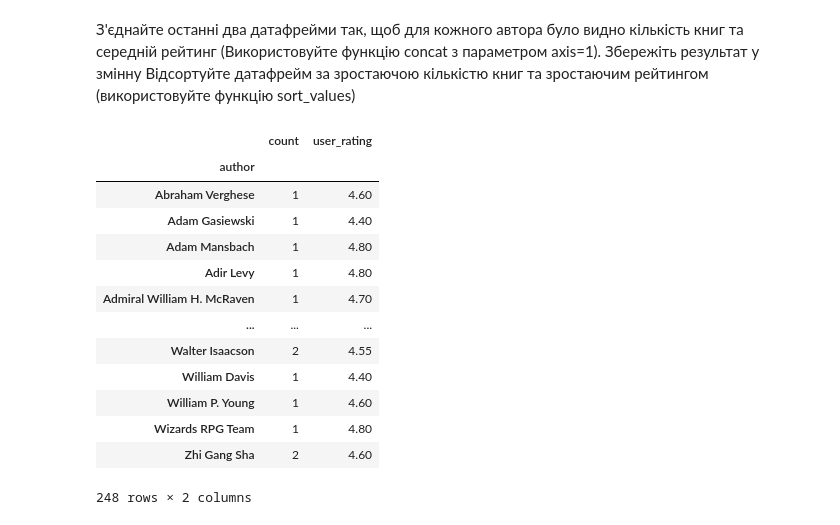
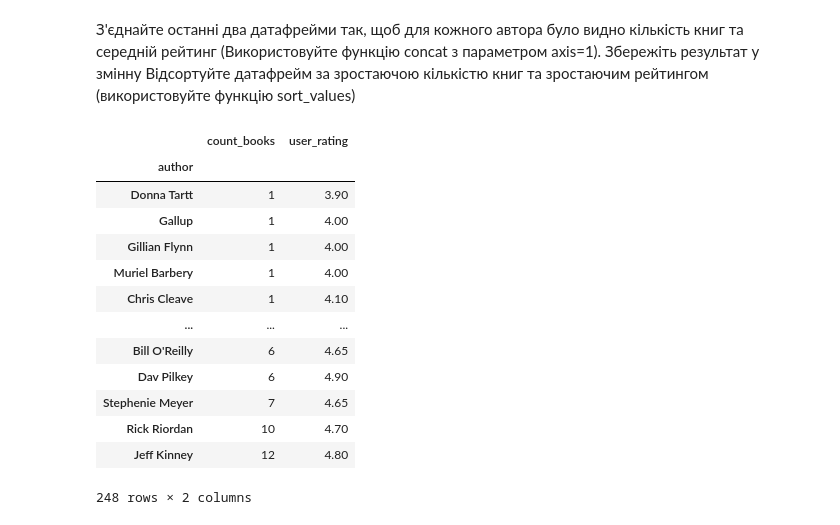
Before and after one commit to tarsweb-Python-GOIT/DS-HW, a Jupyter notebook: hw-02-03.ipynb, the cells around one changed output. Cells and saved outputs as stored; diff of their text form; code cells hidden in the pictures.

```diff
--- a/hw-02-03.ipynb
+++ b/hw-02-03.ipynb
@@ -238,20 +238,20 @@ data_books_rating[data_books_rating["user_rating"] == data_books_rating["user_ra
 З'єднайте останні два датафрейми так, щоб для кожного автора було видно кількість книг та середній рейтинг (Використовуйте функцію concat з параметром axis=1). Збережіть результат у змінну
 Відсортуйте датафрейм за зростаючою кількістю книг та зростаючим рейтингом (використовуйте функцію sort_values)
 # %%
-data = pd.concat([data_books, data_books_rating], axis=1)
+data = pd.concat([data_books, data_books_rating], axis=1).sort_values(by=(["count_books", "user_rating"]), ascending=([True, True]))
 data
 # %% [output]
-|  | count | user_rating |
+|  | count_books | user_rating |
 | author |  |  |
-| Abraham Verghese | 1 | 4.60 |
-| Adam Gasiewski | 1 | 4.40 |
-| Adam Mansbach | 1 | 4.80 |
-| Adir Levy | 1 | 4.80 |
-| Admiral William H. McRaven | 1 | 4.70 |
+| Donna Tartt | 1 | 3.90 |
+| Gallup | 1 | 4.00 |
+| Gillian Flynn | 1 | 4.00 |
+| Muriel Barbery | 1 | 4.00 |
+| Chris Cleave | 1 | 4.10 |
 | ... | ... | ... |
-| Walter Isaacson | 2 | 4.55 |
-| William Davis | 1 | 4.40 |
-| William P. Young | 1 | 4.60 |
-| Wizards RPG Team | 1 | 4.80 |
-| Zhi Gang Sha | 2 | 4.60 |
+| Bill O'Reilly | 6 | 4.65 |
+| Dav Pilkey | 6 | 4.90 |
+| Stephenie Meyer | 7 | 4.65 |
+| Rick Riordan | 10 | 4.70 |
+| Jeff Kinney | 12 | 4.80 |
 248 rows × 2 columns
```
Also changed, not shown: parts of 5 cells of this notebook.
